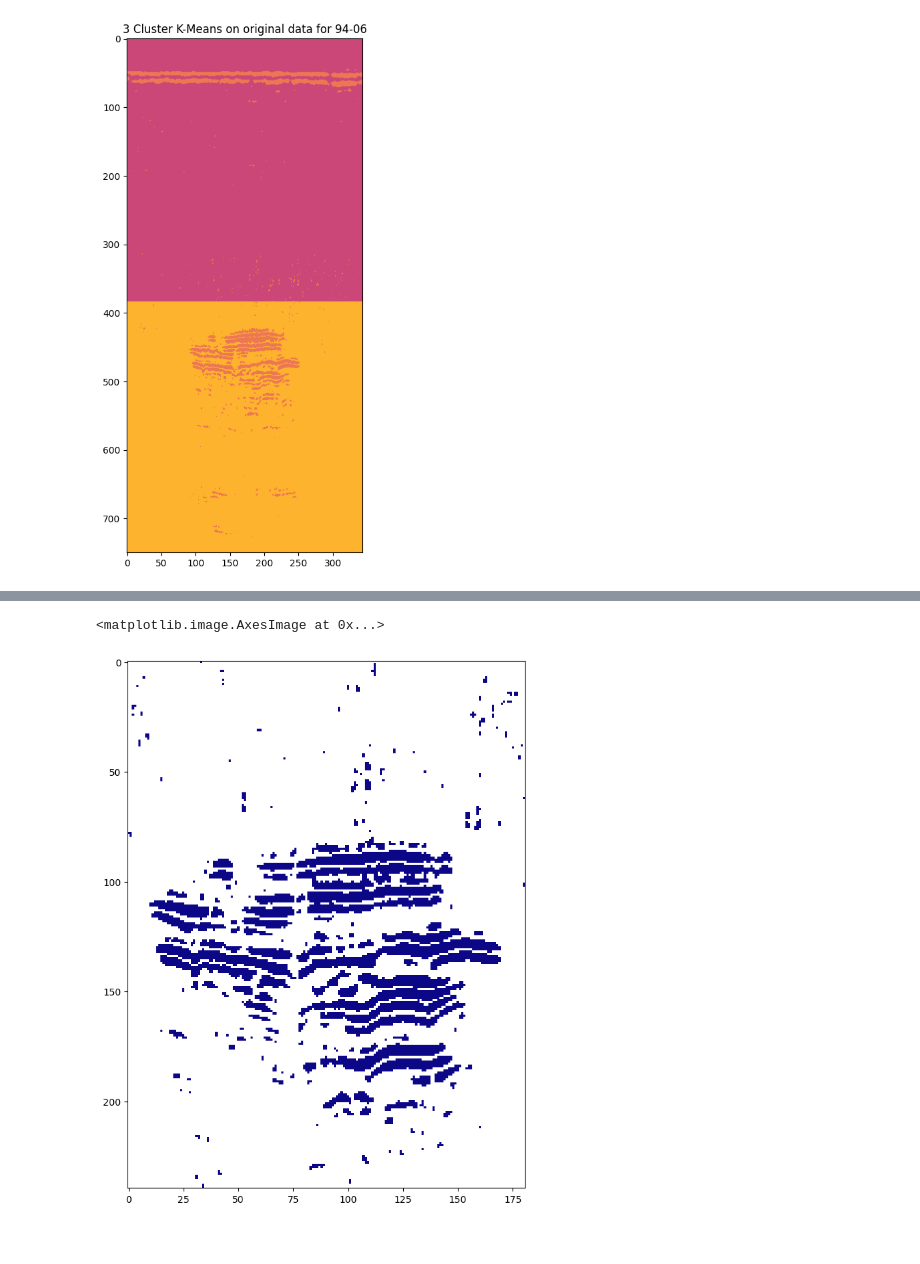
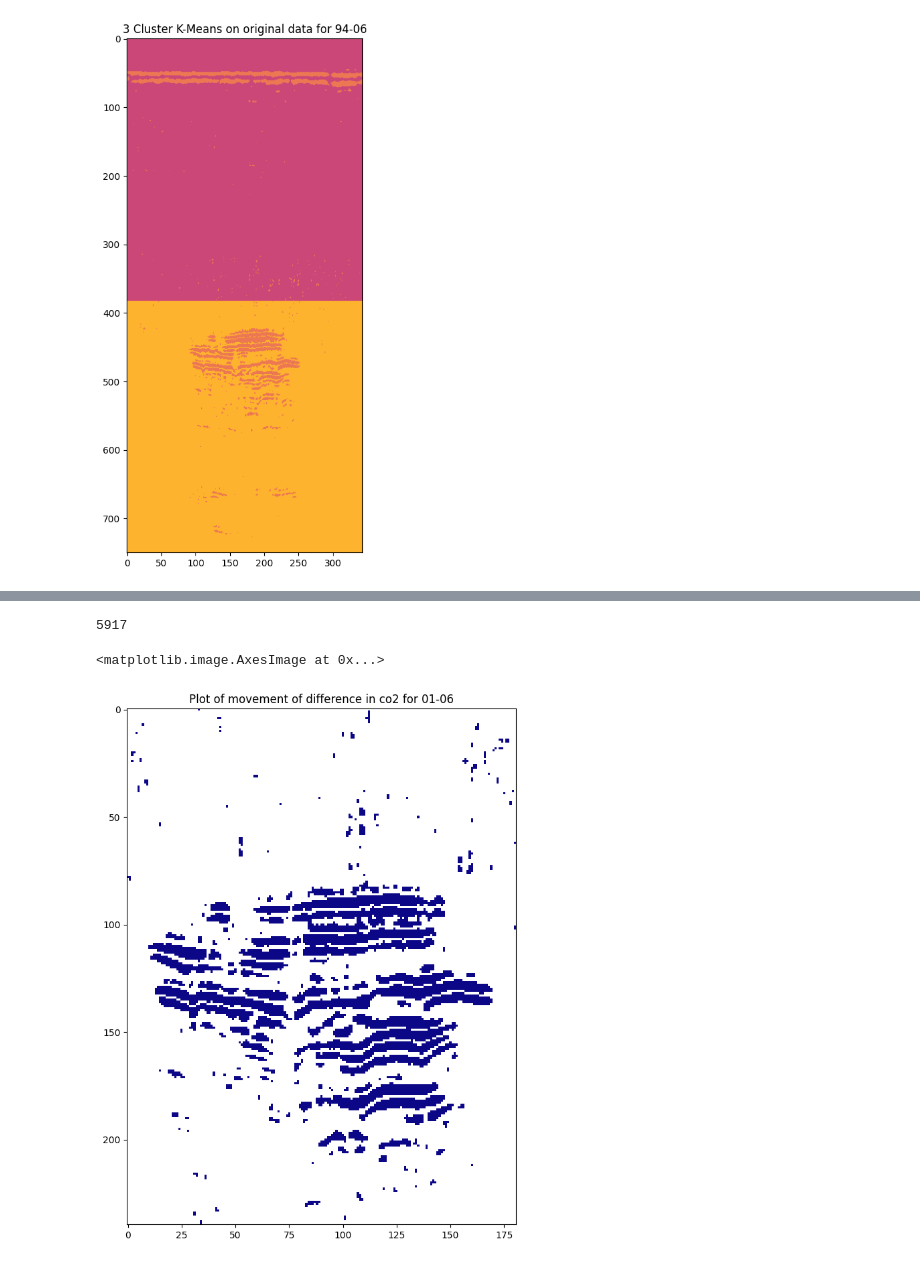
Before and after one commit to alvaromartinangulo/HelloWorldHack, a Jupyter notebook: HWH_CGG/challenge.ipynb, the cells around one changed output, grey strips where cells are left out. Saved outputs shown, nothing was run; the diff lists cells and outputs as text; code cells hidden in the pictures.

```diff
--- a/HWH_CGG/challenge.ipynb
+++ b/HWH_CGG/challenge.ipynb
@@ -233,12 +238,15 @@ See the caveats in the documentation: https://pandas.pydata.org/pandas-docs/stab
 # %%
-co2 = sliceSeismic_water.loc[sliceSeismic_water["labels"] == 0]
+co2 = sliceSeismic_water.loc[sliceSeismic_water["labels"] == 1]
 co20106 = (len(co2))
+print(co20106)
 data = co2.pivot(columns = "x", index = "z", values = "labels")
 fig, ax = plt.subplots(figsize = (10, 10))
+plt.title("Plot of movement of difference in co2 for 01-06")
 ax.imshow(data, cmap = "plasma")
 # %% [output]
-<matplotlib.image.AxesImage at 0x...>
+5917
+<matplotlib.image.AxesImage at 0x...>
-[figure, old version]
+[figure, new version]
 # %%
 seismic["diff9401"] = abs(seismic["94"] - seismic["01"])
 sliceSeismic = seismic.loc[seismic["y"] ==  1840]
```
Also changed, not shown: parts of 10 cells of this notebook.
